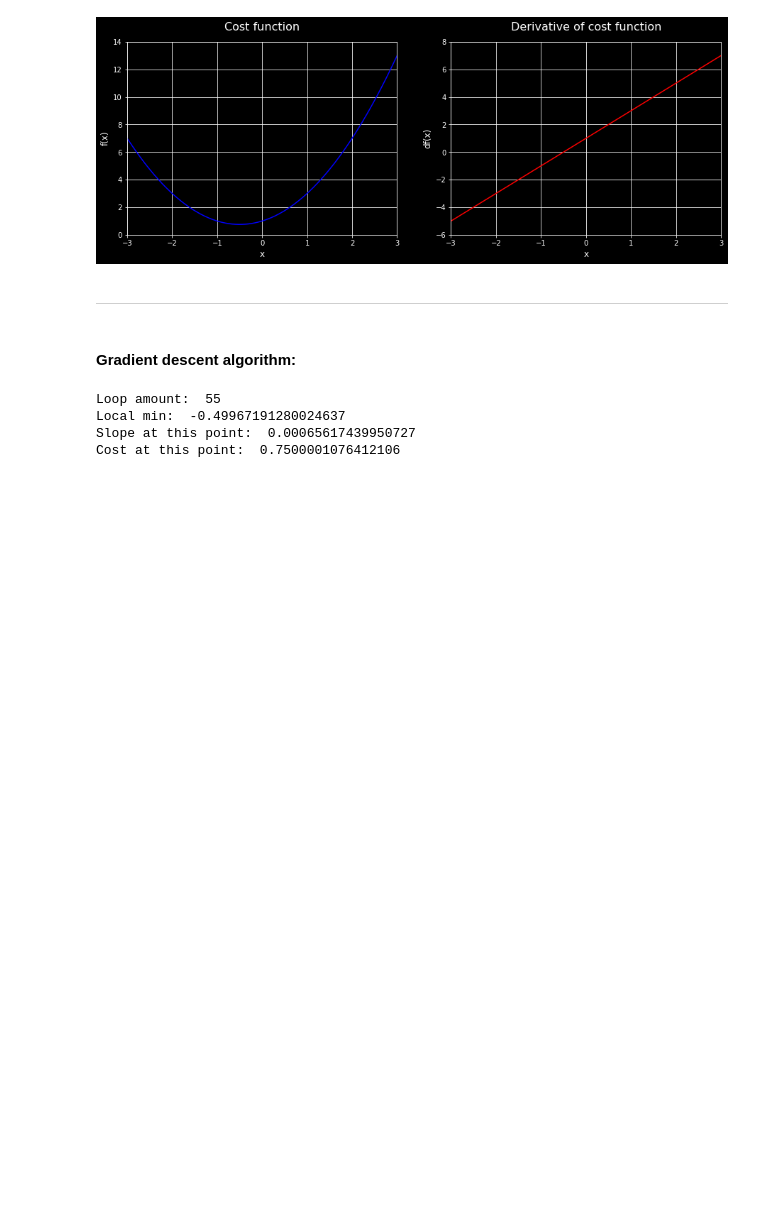
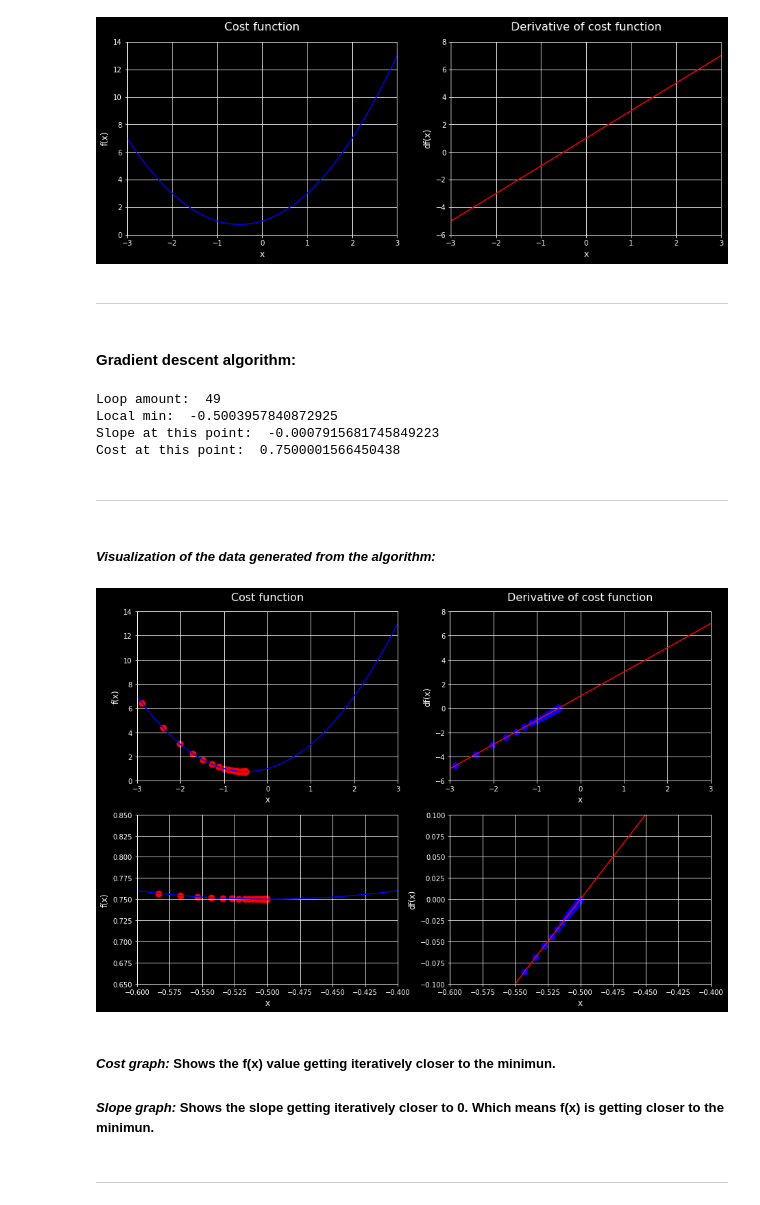
Before and after one commit to playeredlc/DataScience-Learnings, a Jupyter notebook: Gradient-Descent/gradient_descent_intro.ipynb, the cells around one changed output. Cells and saved outputs as stored; diff of their text form; code cells hidden in the pictures; blank space fills up the shorter version.

Commit message:
gradient_descent_intro visualize data generated from the algorithm.

```diff
--- a/Gradient-Descent/gradient_descent_intro.ipynb
+++ b/Gradient-Descent/gradient_descent_intro.ipynb
@@ -71,7 +71,7 @@ plt.show()
 #### Gradient descent algorithm:
 # %%
 # algorithm variables
-new_x = random.random() * 100
+new_x = random.uniform(-100, 100)
 learning_rate = 0.1
 n_steps = 100
 precision = 0.0001
@@ -98,7 +98,69 @@ print('Local min: ', new_x)
 print('Slope at this point: ', df(new_x))
 print('Cost at this point: ', f(new_x))
 # %% [output]
-Loop amount:  55
-Local min:  -0.49967191280024637
-Slope at this point:  0.00065617439950727
-Cost at this point:  0.7500001076412106
+Loop amount:  49
+Local min:  -0.5003957840872925
+Slope at this point:  -0.0007915681745849223
+Cost at this point:  0.7500001566450438
+# %% [markdown]
+---
+# %% [markdown]
+##### *Visualization of the data generated from the algorithm:*
+# %%
+plt.style.use('dark_background')
+plt.figure(figsize=[15, 10])
+
+# cost function graph
+cost = plt.subplot(2, 2, 1) #2rows, 2cols, index=1
+plt.title('Cost function', fontsize=16, pad=16)
+plt.xlabel('x', fontsize=12)
+plt.ylabel('f(x)', fontsize=12)
+plt.xlim(-3, 3)
+plt.ylim(0, 14)
+plt.grid()
+x_array = np.array(x_list)
+plt.scatter(x_array, f(x_array), c='r', s=80) # INSERT DATA FROM GRADIENT DESCENT
+cost.plot(x_1, f(x_1), c='b')
+
+# derivative graph
+deriv = plt.subplot(2, 2, 2) #2rows, 2cols, index=2
+plt.title('Derivative of cost function', fontsize=16, pad=16)
+plt.xlabel('x', fontsize=12)
+plt.ylabel('df(x)', fontsize=12)
+plt.xlim(-3, 3)
+plt.ylim(-6, 8)
+plt.grid()
+plt.scatter(x_list, slope_list, c='b', s=80) # INSERT DATA FROM GRADIENT DESCENT
+deriv.plot(x_1, df(x_1), c='r')
+
+# cost function graph (close up)
+cost_closeup = plt.subplot(2, 2, 3) #2rows, 2cols, index=3
+plt.xlabel('x', fontsize=12)
+plt.ylabel('f(x)', fontsize=12)
+plt.xlim(-0.6, -0.4)
+plt.ylim(0.65, 0.85)
+plt.grid()
+x_array = np.array(x_list)
+plt.scatter(x_array, f(x_array), c='r', s=80) # INSERT DATA FROM GRADIENT DESCENT
+cost_closeup.plot(x_1, f(x_1), c='b')
+
+# derivative graph (closeup)
+deriv_closeup = plt.subplot(2, 2, 4) #2rows, 2cols, index=2
+plt.xlabel('x', fontsize=12)
+plt.ylabel('df(x)', fontsize=12)
+plt.xlim(-0.6, -0.4)
+plt.ylim(-0.10, 0.10)
+plt.grid()
+plt.scatter(x_list, slope_list, c='b', s=80) # INSERT DATA FROM GRADIENT DESCENT
+deriv_closeup.plot(x_1, df(x_1), c='r')
+
+
+
+plt.show()
+# %% [output]
+[figure, added]
+# %% [markdown]
+##### __*Cost graph:*__ Shows the f(x) value getting iteratively closer to the minimun.
+##### __*Slope graph:*__ Shows the slope getting iteratively closer to 0. Which means f(x) is getting closer to the minimun.
+# %% [markdown]
+---
```
